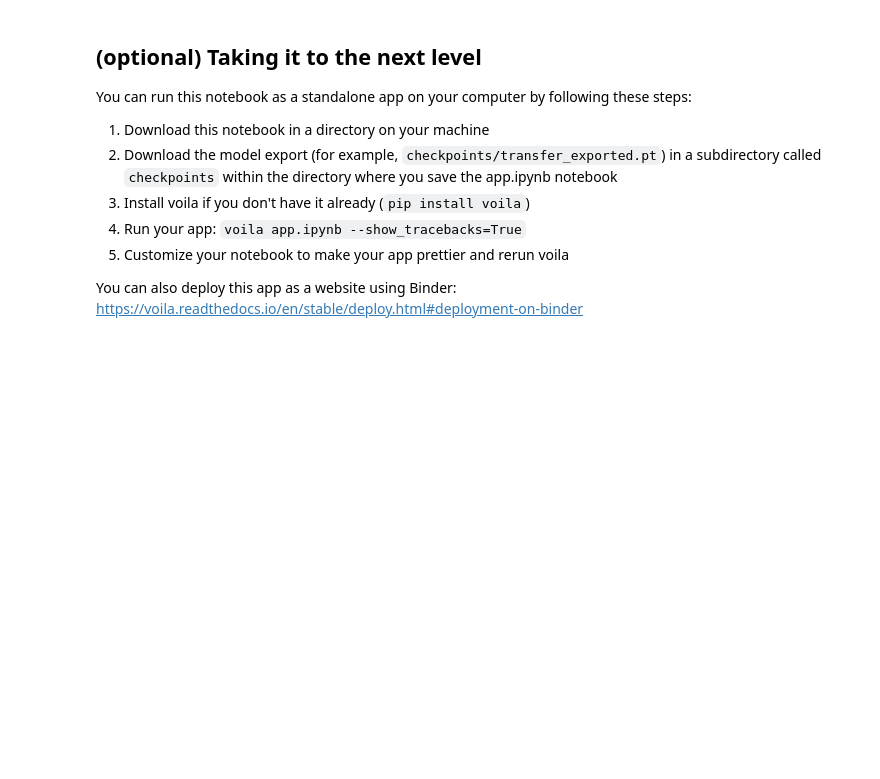
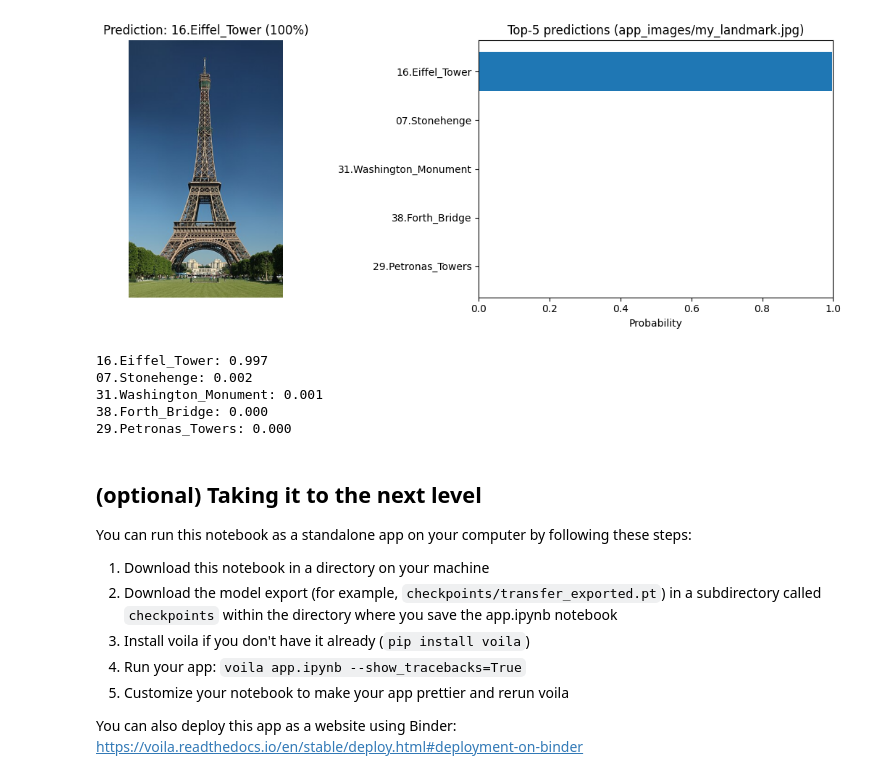
Before and after one commit to polarbeargo/Deep-Learning-Nanodegree-Program-Projects, a Jupyter notebook: Landmark Classification & Tagging for Social Media Project/Project_Landmarks_Part3_App__starter.ipynb, the cells around one changed output. Drawn from its saved outputs; the diff is of its cells as text; code cells hidden in the pictures; blank space fills up the shorter version.

Commit message:
feat: Implement Project_Landmarks_Part3_App__starter.ipynb

```diff
--- a/Landmark Classification & Tagging for Social Media Project/Project_Landmarks_Part3_App__starter.ipynb
+++ b/Landmark Classification & Tagging for Social Media Project/Project_Landmarks_Part3_App__starter.ipynb
@@ -75,3 +100,44 @@ VBox(wgs)
+# %%
+from pathlib import Path
+import matplotlib.pyplot as plt
+
+image_path = Path("app_images/my_landmark.jpg")  # a photo NOT in landmark_images/
+
+if image_path.is_file():
+    img, source = Image.open(image_path), str(image_path)
+elif get_uploaded_bytes(btn_upload) is not None:
+    img, source = Image.open(io.BytesIO(get_uploaded_bytes(btn_upload))), "uploaded image"
+else:
+    raise FileNotFoundError(
+        f"Add a landmark photo at '{image_path}' or upload one with the widget above."
+    )
+img.load()
+
+predictions = predict_top_k(img)
+
+fig, (ax_img, ax_bar) = plt.subplots(1, 2, figsize=(12, 4.5), gridspec_kw={"width_ratios": [1.2, 1]})
+ax_img.imshow(img.convert("RGB"))
+ax_img.set_title(f"Prediction: {predictions[0][0]} ({predictions[0][1]:.0%})")
+ax_img.axis("off")
+
+names, probs = zip(*predictions)
+ax_bar.barh(range(len(names))[::-1], probs, color="tab:blue")
+ax_bar.set_yticks(range(len(names))[::-1], names)
+ax_bar.set_xlim(0, 1)
+ax_bar.set_xlabel("Probability")
+ax_bar.set_title(f"Top-5 predictions ({source})")
+plt.tight_layout()
+plt.show()
+
+for name, prob in predictions:
+    print(f"{name}: {prob:.3f}")
+# %% [output]
+[figure, added]
+16.Eiffel_Tower: 0.997
+07.Stonehenge: 0.002
+31.Washington_Monument: 0.001
+38.Forth_Bridge: 0.000
+29.Petronas_Towers: 0.000
 # %% [markdown]
 ## (optional) Taking it to the next level
 
```
Also changed, not shown: parts of 3 cells of this notebook.
